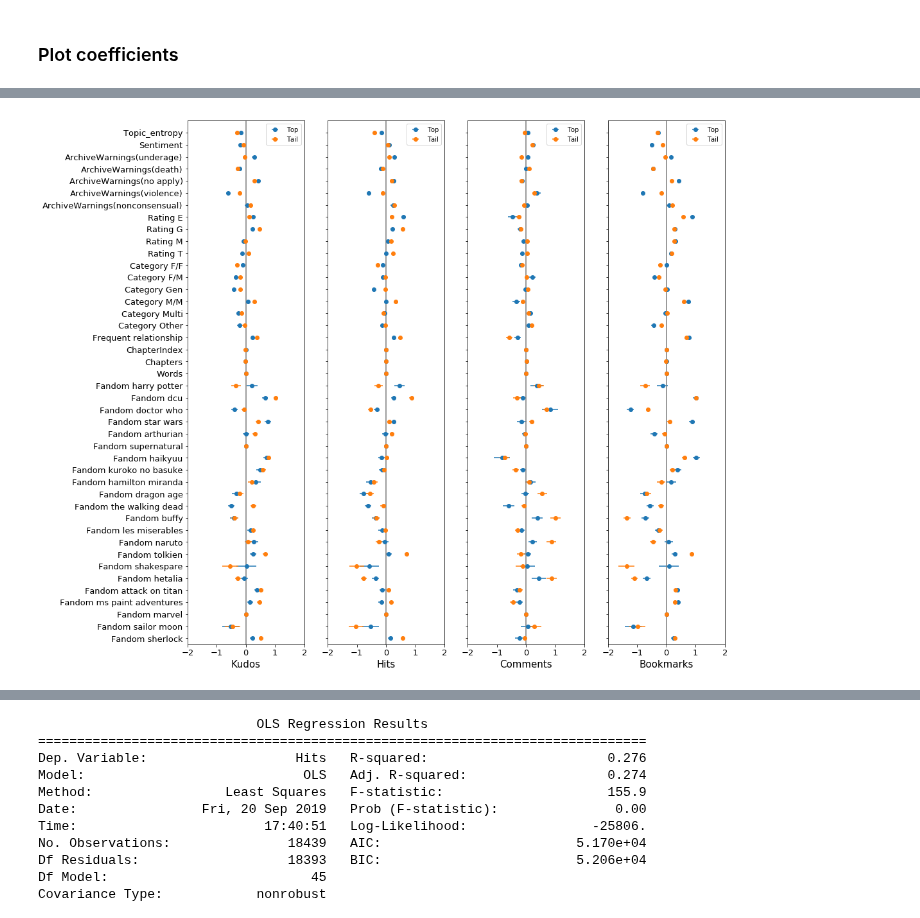
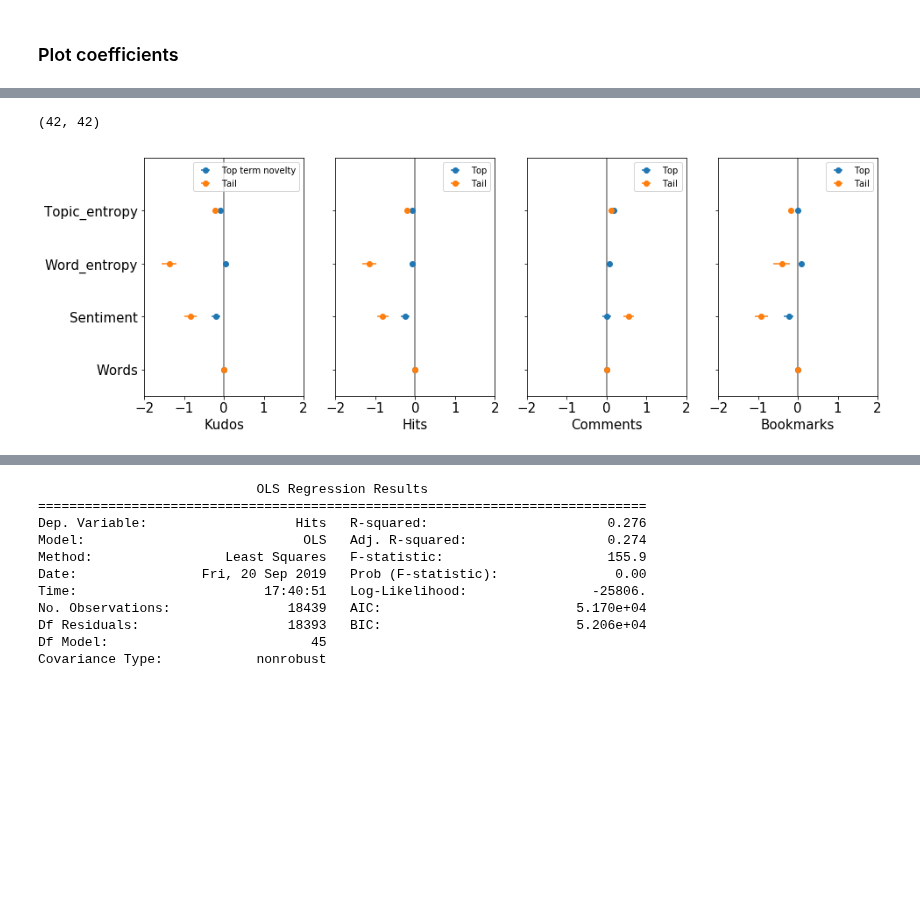
Before and after one commit to yzjing/ao3_old, a Jupyter notebook: exps/20190919_current_exps/2-step_regression_entropy_sentiment.ipynb, the cells around one changed output, grey strips where cells are left out. Drawn from its saved outputs; the diff is of its cells as text; code cells hidden in the pictures; blank space fills up the shorter version.

```diff
--- a/exps/20190919_current_exps/2-step_regression_entropy_sentiment.ipynb
+++ b/exps/20190919_current_exps/2-step_regression_entropy_sentiment.ipynb
@@ -241,9 +184,9 @@ Warning: Maximum number of iterations has been exceeded.
 # %%
 bookmarks_model_low = run_ols(df_low, 'Bookmarks')
-bookmarks_coef_low = np.asarray(list(bookmarks_model_low.params)[1:-1])
-bookmarks_err_low = list(bookmarks_model_low.bse)[1:-1]
+bookmarks_coef_low = np.asarray(list(bookmarks_model_low.params)[1:])
+bookmarks_err_low = list(bookmarks_model_low.bse)[1:]
 
 bookmarks_model_high = run_ols(df_high, 'Bookmarks')
-bookmarks_coef_high = np.asarray(list(bookmarks_model_high.params)[1:-1])
-bookmarks_err_high = list(bookmarks_model_high.bse)[1:-1]
+bookmarks_coef_high = np.asarray(list(bookmarks_model_high.params)[1:])
+bookmarks_err_high = list(bookmarks_model_high.bse)[1:]
 # %% [output]
@@ -298,12 +229,10 @@ Warning: Maximum number of iterations has been exceeded.
 # %%
-ylabels =[
-               'Topic_entropy', 'Sentiment' , \
+ylabels =['Topic_entropy', 'Word_entropy', 'Sentiment', 'Words' , \
                 'ArchiveWarnings(underage)', 'ArchiveWarnings(death)', \
                 'ArchiveWarnings(no apply)', 'ArchiveWarnings(violence)', \
                 'ArchiveWarnings(nonconsensual)' , 'Rating E' , 'Rating G' , 'Rating M' , \
                 'Rating T' , 'Category F/F' , 'Category F/M' , 'Category Gen' , 'Category M/M' , \
                 'Category Multi' , 'Category Other' , 'Frequent relationship' , \
-                'ChapterIndex' , 'Chapters' , 'Words', \
         'Fandom harry potter' , 'Fandom dcu' , 'Fandom doctor who' , \
        'Fandom star wars' , 'Fandom arthurian' , 'Fandom supernatural' ,\
        'Fandom haikyuu' , 'Fandom kuroko no basuke' , \
@@ -313,20 +242,50 @@ ylabels =[
        'Fandom hetalia' , 'Fandom attack on titan' ,\
        'Fandom ms paint adventures' , 'Fandom marvel' ,\
        'Fandom sailor moon' , 'Fandom sherlock'][::-1]
+# %%
+len(kudos_coef_high), len(ylabels)
+# %% [output]
+(42, 42)
+# %%
+def plot_ax(ax, coef, err, top_tail_option, xlabel='', ylabel_flag=False):
+
+    ax.errorbar(coef[::-1], range(len(coef)), xerr=err[::-1] , fmt='o', label=top_tail_option)
+    ax.set_yticks(range(len(coef)))
+    if ylabel_flag:
+        ax.set_yticklabels(ylabels, fontsize=15)
+    else:
+        ax.set_yticklabels([])
+
+    ax.plot([0 for i in range(len(coef)+2)], range(-1,len(coef)+1), c='grey', alpha = 0.7)
+    # ax[0].plot(range(-8,8), [21.5 for i in range(-8,8)] ,c='grey', alpha = 0.7)
+    # ax[0].plot(range(-8,8), [25.5 for i in range(-8,8)] ,c='grey', alpha = 0.7)
+    # ax[0].plot(range(-8,8), [30.5 for i in range(-8,8)] ,c='grey', alpha = 0.7)
+    # ax[0].plot(range(-8,8), [36.5 for i in range(-8,8)] ,c='grey', alpha = 0.7)
+    # ax[0].plot(range(-8,8), [39.5 for i in range(-8,8)] ,c='grey', alpha = 0.7)
+    ax.set_ylim(37.5,len(ylabels))
+    ax.set_xlim(-2,2)
+    if xlabel != '':
+        ax.set_xlabel(xlabel, fontsize=15)
+    # ax[0].set_title('R-squared = 0.256', fontsize=15)
+    for tick in ax.yaxis.get_major_ticks():
+        tick.label.set_fontsize(15)
+    for tick in ax.xaxis.get_major_ticks():
+        tick.label.set_fontsize(15)
+    ax.legend()
 # %%
-fig, ax = plt.subplots(1,4,figsize = (15,15))
-plot_ax(ax=ax[0], coef=kudos_coef_high, err=kudos_err_high, top_tail_option='Top', xlabel='Kudos', ylabel_flag=True)
+fig, ax = plt.subplots(1,4,figsize = (15,5))
+plot_ax(ax=ax[0], coef=kudos_coef_high, err=kudos_err_high, top_tail_option='Top term novelty', xlabel='Kudos', ylabel_flag=True)
 plot_ax(ax=ax[0], coef=kudos_coef_low, err=kudos_err_low, top_tail_option='Tail', ylabel_flag=True)
 ,
 plot_ax(ax=ax[1], coef=hits_coef_high, err=hits_err_high, xlabel='Hits', top_tail_option='Top')
 plot_ax(ax=ax[1], coef=hits_coef_low, err=hits_err_low, top_tail_option='Tail')
 
 plot_ax(ax=ax[2], coef=comments_coef_high, err=comments_err_high, xlabel='Comments', ylabel_flag=False, top_tail_option='Top')
 plot_ax(ax=ax[2], coef=comments_coef_low, err=comments_err_low, top_tail_option='Tail')
 
 plot_ax(ax=ax[3], coef=bookmarks_coef_high, err=bookmarks_err_high, xlabel='Bookmarks', ylabel_flag=False, top_tail_option='Top')
 plot_ax(ax=ax[3], coef=bookmarks_coef_low, err=bookmarks_err_low, top_tail_option='Tail')
 
-plt.savefig('ols_coefs_topic_novelty.pdf', format='pdf')
+# plt.savefig('ols_coefs_topic_novelty.pdf', format='pdf')
 # %% [output]
-[figure, old version]
+[figure, new version]
```
Also changed, not shown: parts of 16 cells of this notebook, 1 other file.
